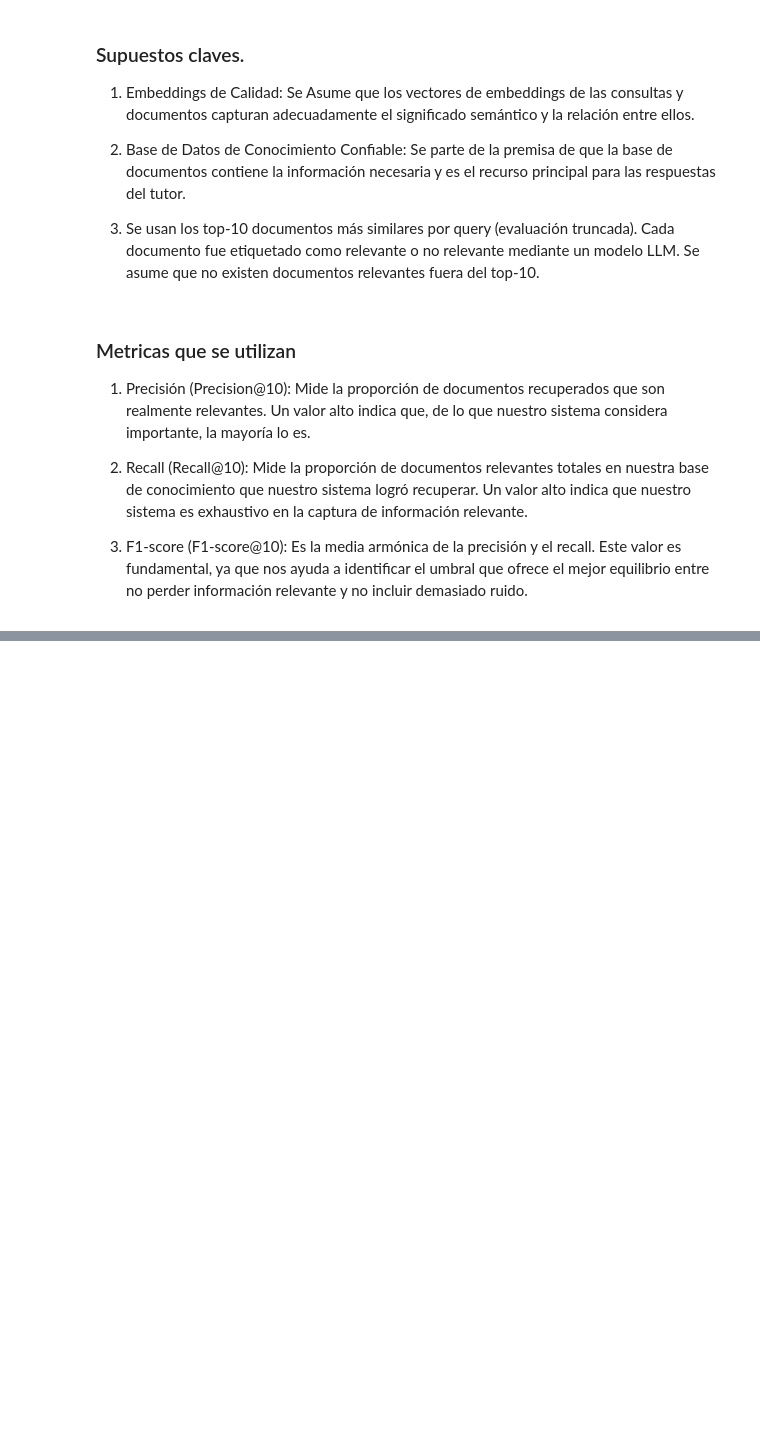
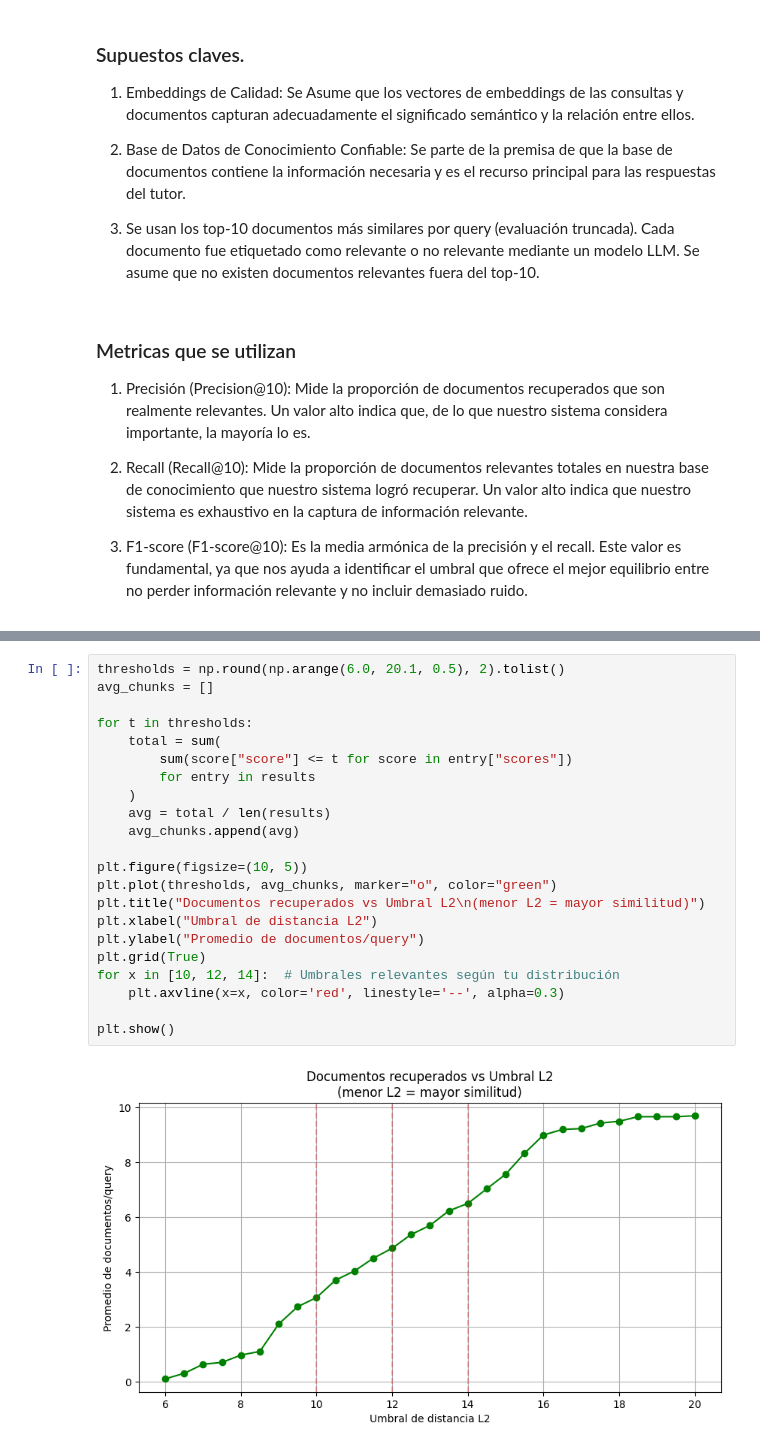
Before and after one commit to Javi111003/OlivIA-RAG, a Jupyter notebook: src/experiments/similarity_threshold/conclusions.ipynb, the cells around one changed output, grey strips where cells are left out. Drawn from its saved outputs; the diff is of its cells as text; blank space fills up the shorter version.

```diff
--- a/src/experiments/similarity_threshold/conclusions.ipynb
+++ b/src/experiments/similarity_threshold/conclusions.ipynb
@@ -41,0 +81,24 @@ JSONDecodeError: Expecting value: line 1 column 1 (char 0)
+# %%
+thresholds = np.round(np.arange(6.0, 20.1, 0.5), 2).tolist()
+avg_chunks = []
+
+for t in thresholds:
+    total = sum(
+        sum(score["score"] <= t for score in entry["scores"])
+        for entry in results
+    )
+    avg = total / len(results)
+    avg_chunks.append(avg)
+
+plt.figure(figsize=(10, 5))
+plt.plot(thresholds, avg_chunks, marker="o", color="green")
+plt.title("Documentos recuperados vs Umbral L2\n(menor L2 = mayor similitud)")
+plt.xlabel("Umbral de distancia L2")
+plt.ylabel("Promedio de documentos/query")
+plt.grid(True)
+for x in [10, 12, 14]:  # Umbrales relevantes según tu distribución
+    plt.axvline(x=x, color='red', linestyle='--', alpha=0.3)
+
+plt.show()
+# %% [output]
+[figure, added]
```
Also changed, not shown: parts of 8 cells of this notebook, 1 other file.
